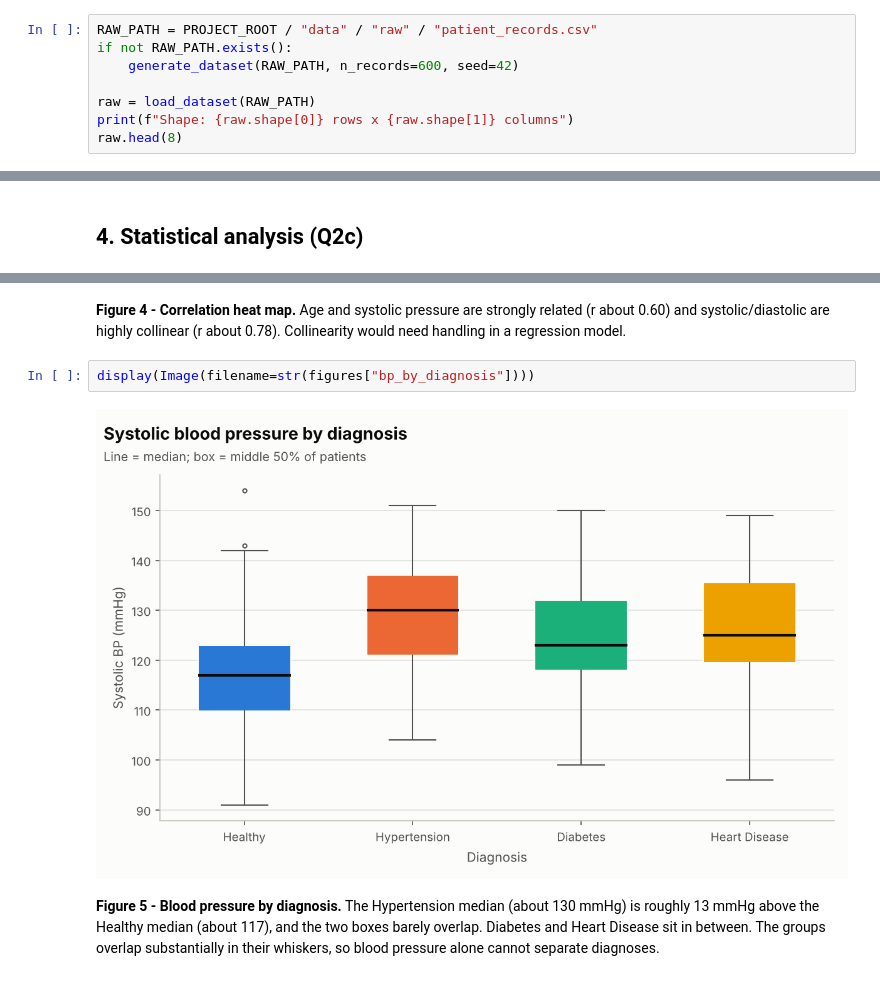
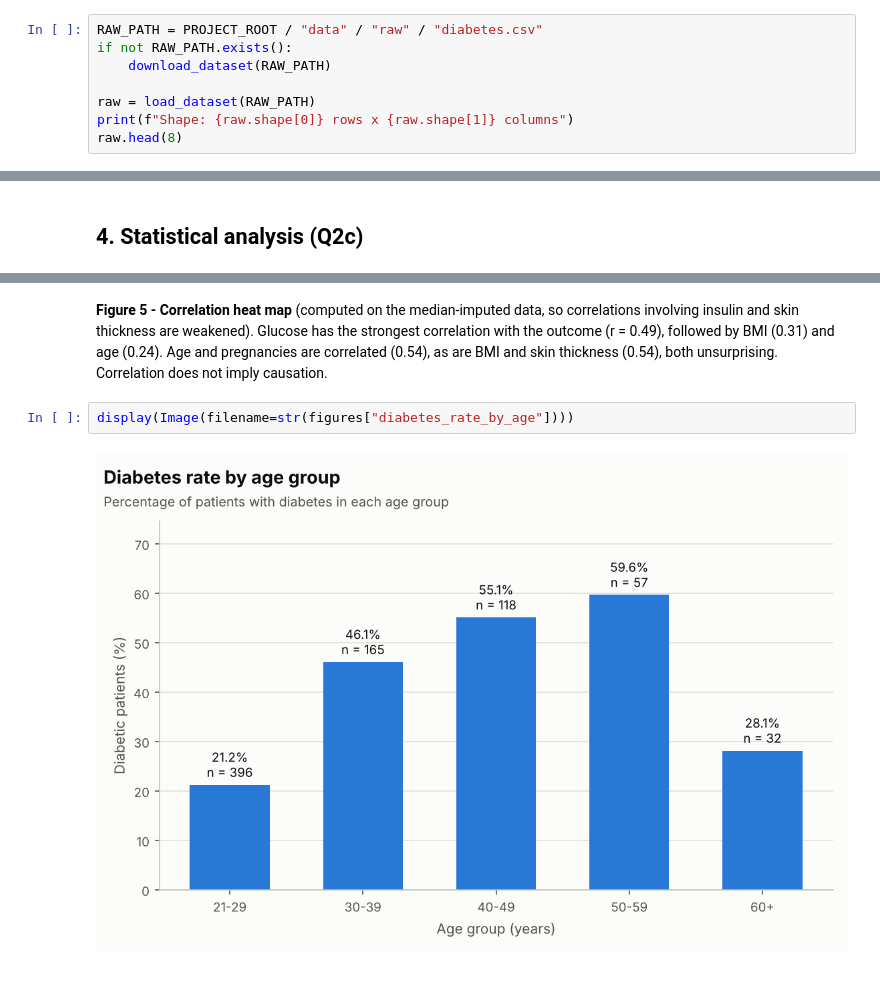
Before and after one commit to tnsheoran-tech/health-data-analyzer, a Jupyter notebook: notebooks/health_data_analysis.ipynb, the cells around one changed output, grey strips where cells are left out. Drawn from its saved outputs; the diff is of its cells as text.

```diff
--- a/notebooks/health_data_analysis.ipynb
+++ b/notebooks/health_data_analysis.ipynb
@@ -33,7 +32,7 @@ The generator is deterministic: the same seed always produces the same file, whi
 # %%
-RAW_PATH = PROJECT_ROOT / "data" / "raw" / "patient_records.csv"
+RAW_PATH = PROJECT_ROOT / "data" / "raw" / "diabetes.csv"
 if not RAW_PATH.exists():
-    generate_dataset(RAW_PATH, n_records=600, seed=42)
+    download_dataset(RAW_PATH)
 
 raw = load_dataset(RAW_PATH)
 print(f"Shape: {raw.shape[0]} rows x {raw.shape[1]} columns")
@@ -248,8 +243,6 @@ display(Image(filename=str(figures["correlation_heatmap"])))
-# %% [markdown]
-**Figure 4 - Correlation heat map.** Age and systolic pressure are strongly related (r about 0.60) and systolic/diastolic are highly collinear (r about 0.78). Collinearity would need handling in a regression model.
+# %% [markdown]
+**Figure 5 - Correlation heat map** (computed on the median-imputed data, so correlations involving insulin and skin thickness are weakened). Glucose has the strongest correlation with the outcome (r = 0.49), followed by BMI (0.31) and age (0.24). Age and pregnancies are correlated (0.54), as are BMI and skin thickness (0.54), both unsurprising. Correlation does not imply causation.
 # %%
-display(Image(filename=str(figures["bp_by_diagnosis"])))
+display(Image(filename=str(figures["diabetes_rate_by_age"])))
 # %% [output]
-[figure, old version]
+[figure, new version]
-# %% [markdown]
-**Figure 5 - Blood pressure by diagnosis.** The Hypertension median (about 130 mmHg) is roughly 13 mmHg above the Healthy median (about 117), and the two boxes barely overlap. Diabetes and Heart Disease sit in between. The groups overlap substantially in their whiskers, so blood pressure alone cannot separate diagnoses.
```
Also changed, not shown: parts of 47 cells of this notebook, 21 other files.
